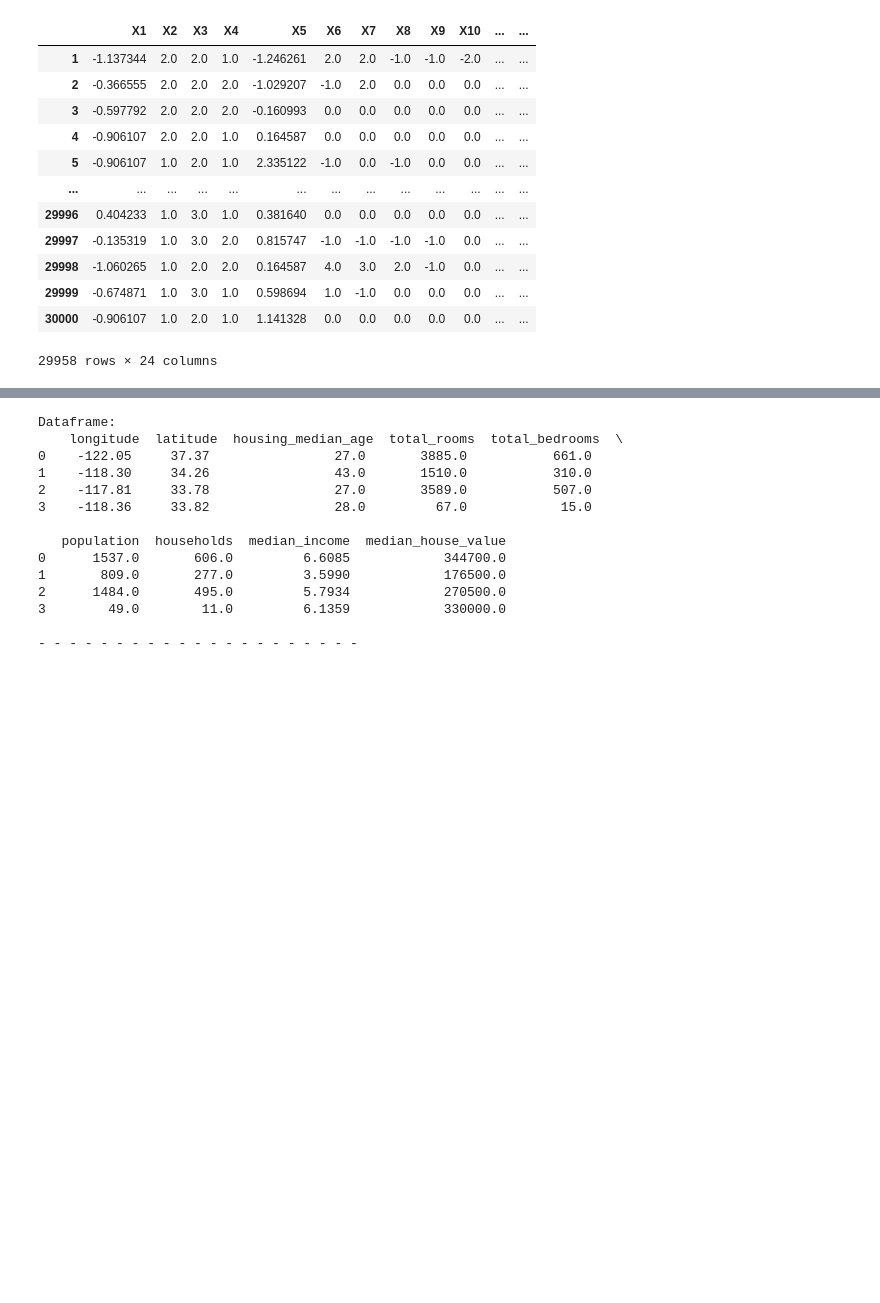
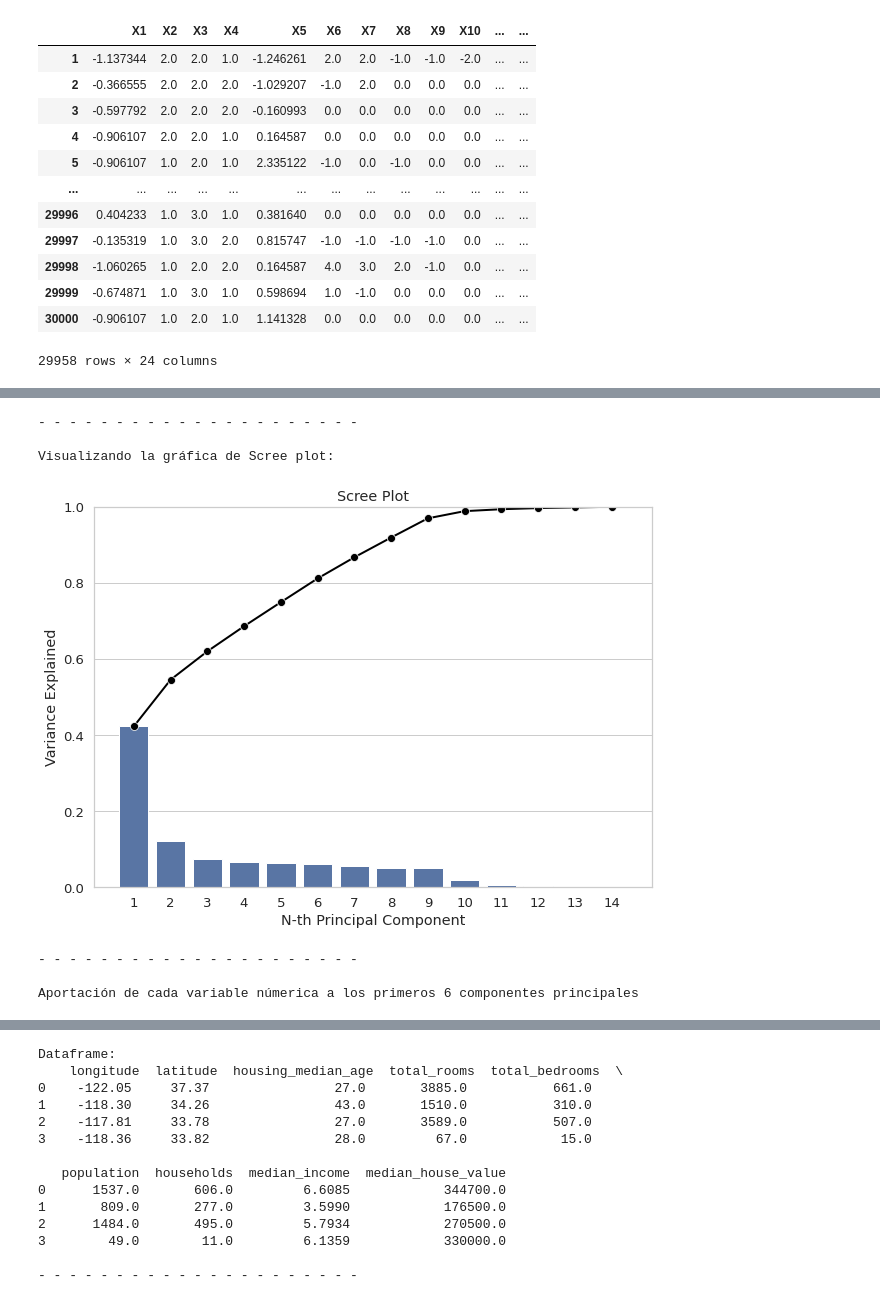
Before and after one commit to PosgradoMNA/actividades-de-aprendizaje-a01685424, a Jupyter notebook: Sem_07_CD_Actividad_6_Visualización.ipynb, the cells around one changed output, grey strips where cells are left out. Saved outputs shown, nothing was run; the diff lists cells and outputs as text; code cells hidden in the pictures; blank space fills up the shorter version.

```diff
--- a/Sem_07_CD_Actividad_6_Visualización.ipynb
+++ b/Sem_07_CD_Actividad_6_Visualización.ipynb
@@ -340,0 +342,70 @@ KeyboardInterrupt: ignored
+# %%
+# - - - - - - - - - - - - - - - - - - - - - - - - - - -
+# 7. Reduce las dimensiones con PCA, si consideras necesario.
+#   7.1 Indica la varianza de los datos explicada por cada componente seleccionado.
+#       Para actividades de exploración de los datos la varianza > 70%
+#   7.2 Indica la importancia de las variables en cada componente.
+
+import numpy as np
+from sklearn.decomposition import PCA
+import seaborn as sns
+import matplotlib as mpl
+import matplotlib.pyplot as plt
+
+# - - - - - - - - - - - - - - - - - - - - - - - - - - -
+#
+# Se aplica PCA solo en las variables númericas
+#
+# - - - - - - - - - - - - - - - - - - - - - - - - - - -
+pcs = PCA()
+pcs.fit(data_frame_proc[VarNum])
+pcsSummary_df = pd.DataFrame({'Standard deviation': np.sqrt(pcs.explained_variance_),
+                              'Proportion of variance': pcs.explained_variance_ratio_,
+                              'Cumulative proportion': np.cumsum(pcs.explained_variance_ratio_)
+                             })
+pcsSummary_df = pcsSummary_df.transpose()
+pcsSummary_df.columns = ['PC{}'.format(i) for i in range(1, len(pcsSummary_df.columns) + 1)]
+display(round(pcsSummary_df,2))
+
+
+print('\n- - - - - - - - - - - - - - - - - - - - - \n') # Determinando los componentes principales
+print('Visualizando la gráfica de Scree plot:\n',)
+
+# - - - - - - - - - - - - - - - - - - - - - - - - - - -
+def Grafica_scree_plot(pcs):
+  PC_components = np.arange(pcs.n_components_) + 1
+
+  _ = sns.set(style = 'whitegrid', font_scale = 1.2)
+
+  fig, ax = plt.subplots(figsize=(10, 7))
+
+  _ = sns.barplot(x = PC_components,
+                  y = pcs.explained_variance_ratio_,
+                  color = 'b')
+
+  _ = sns.lineplot(x = PC_components-1,
+                  y = np.cumsum(pcs.explained_variance_ratio_),
+                  color = 'black',
+                  linestyle = '-',
+                  linewidth = 2,
+                  marker = 'o',
+                  markersize = 8)
+
+  plt.title('Scree Plot')
+  plt.xlabel('N-th Principal Component')
+  plt.ylabel('Variance Explained')
+  plt.ylim(0, 1)
+  plt.show()
+  return None
+
+# - - - - - - - - - - - - - - - - - - - - - - - - - - -
+Grafica_scree_plot(pcs)
+
+# - - - - - - - - - - - - - - - - - - - - - - - - - - - - - - - - - - - - - -
+print('\n- - - - - - - - - - - - - - - - - - - - - \n')
+print('Aportación de cada variable númerica a los primeros 6 componentes principales')
+pcsComponents_ = pd.DataFrame(pcs.components_.transpose(),
+                                columns = pcsSummary_df.columns,
+                                index = VarNum)
+pcsComponents_.iloc[:,:6]
+# %% [output]
@@ -340,0 +416,7 @@ KeyboardInterrupt: ignored
+- - - - - - - - - - - - - - - - - - - - -
+
+Visualizando la gráfica de Scree plot:
+[figure, added]
+- - - - - - - - - - - - - - - - - - - - -
+
+Aportación de cada variable númerica a los primeros 6 componentes principales
```
Also changed, not shown: parts of 12 cells of this notebook.
